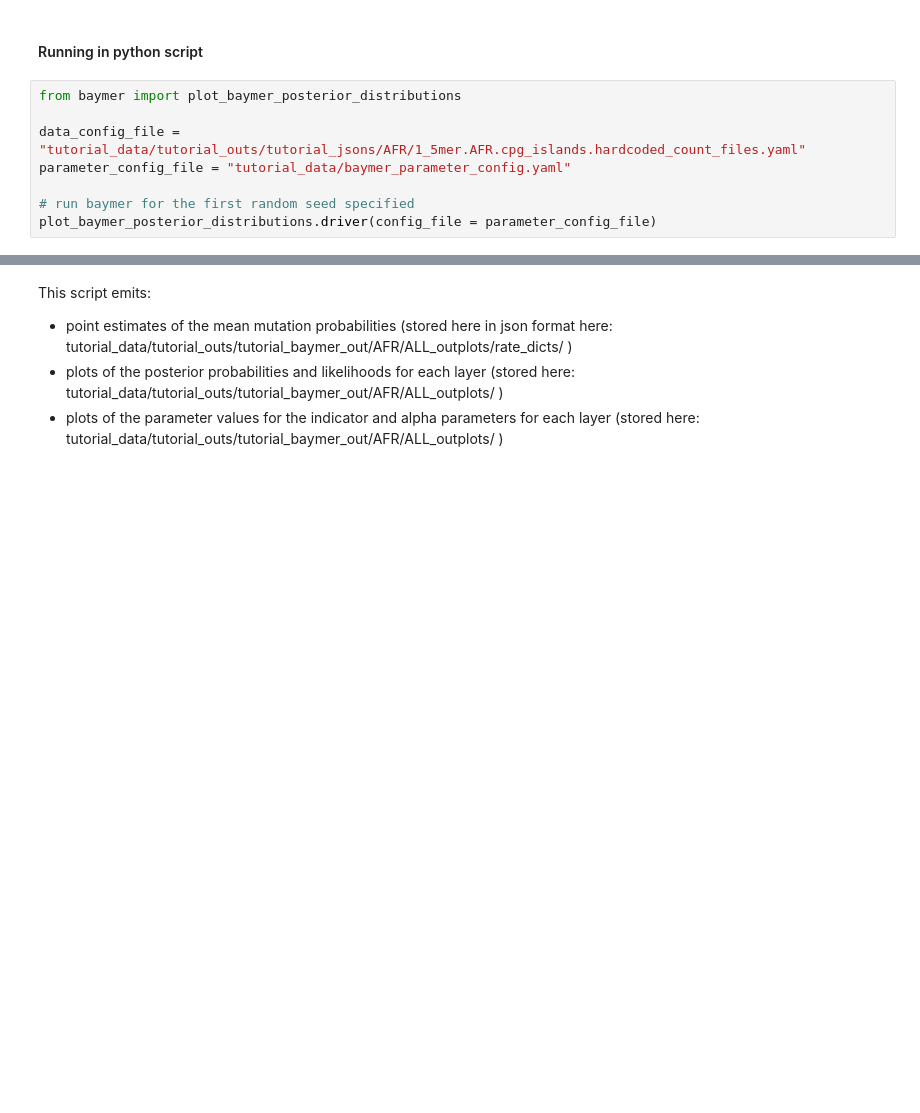
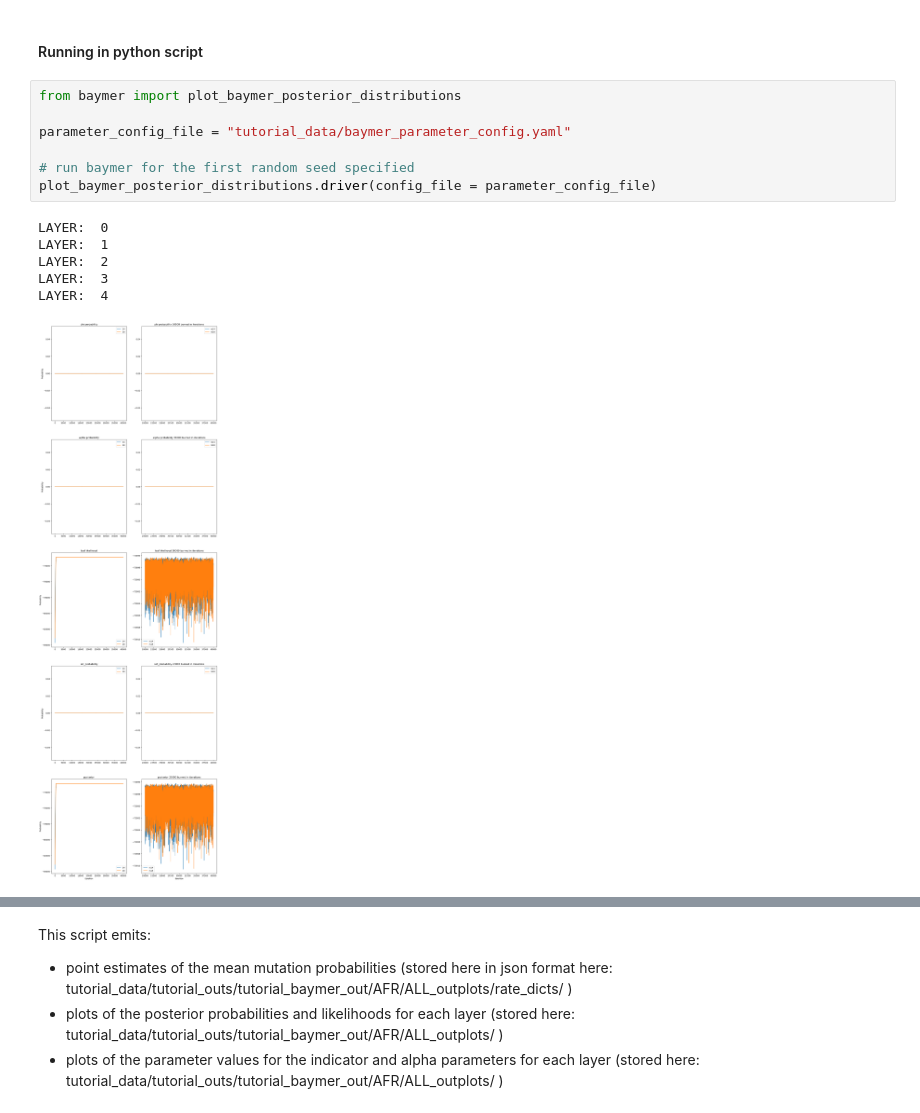
Before and after one commit to bvoightlab/Baymer, a Jupyter notebook: baymer_tutorial.ipynb, the cells around one changed output, grey strips where cells are left out. Cells and saved outputs as stored; diff of their text form; blank space fills up the shorter version.

```diff
--- a/baymer_tutorial.ipynb
+++ b/baymer_tutorial.ipynb
@@ -240,8 +304,14 @@ python baymer/plot_baymer_posterior_distributions.py
 # %%
 from baymer import plot_baymer_posterior_distributions
 
-data_config_file = "tutorial_data/tutorial_outs/tutorial_jsons/AFR/1_5mer.AFR.cpg_islands.hardcoded_count_files.yaml"
 parameter_config_file = "tutorial_data/baymer_parameter_config.yaml"
 
 # run baymer for the first random seed specified
 plot_baymer_posterior_distributions.driver(config_file = parameter_config_file)
+# %% [output]
+LAYER:  0
+LAYER:  1
+LAYER:  2
+LAYER:  3
+LAYER:  4
+[figure, added]
```
Also changed, not shown: parts of 7 cells of this notebook.
